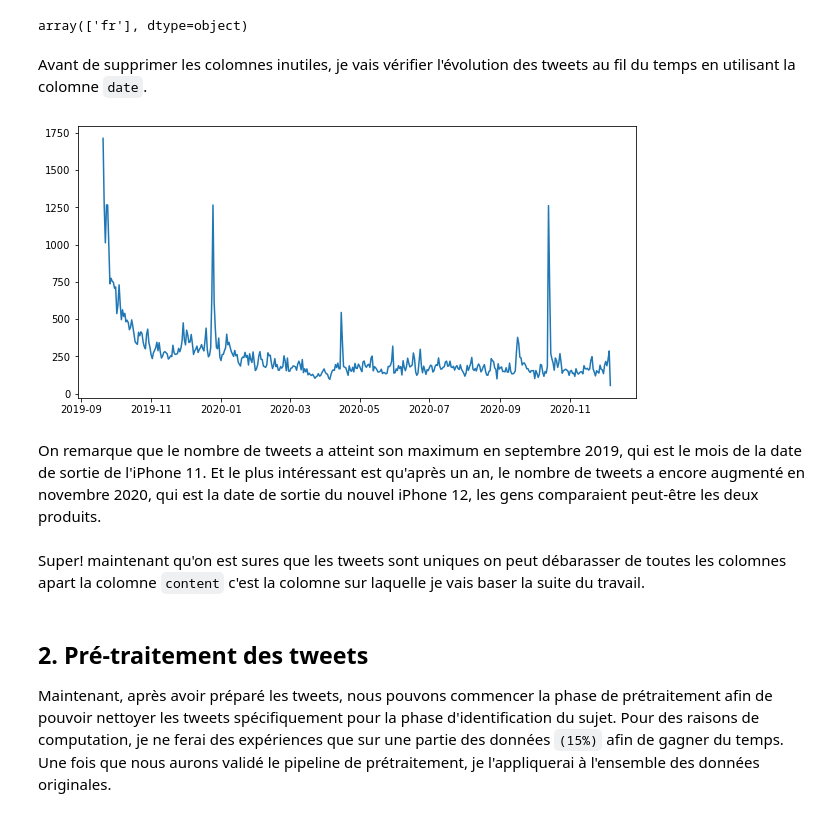
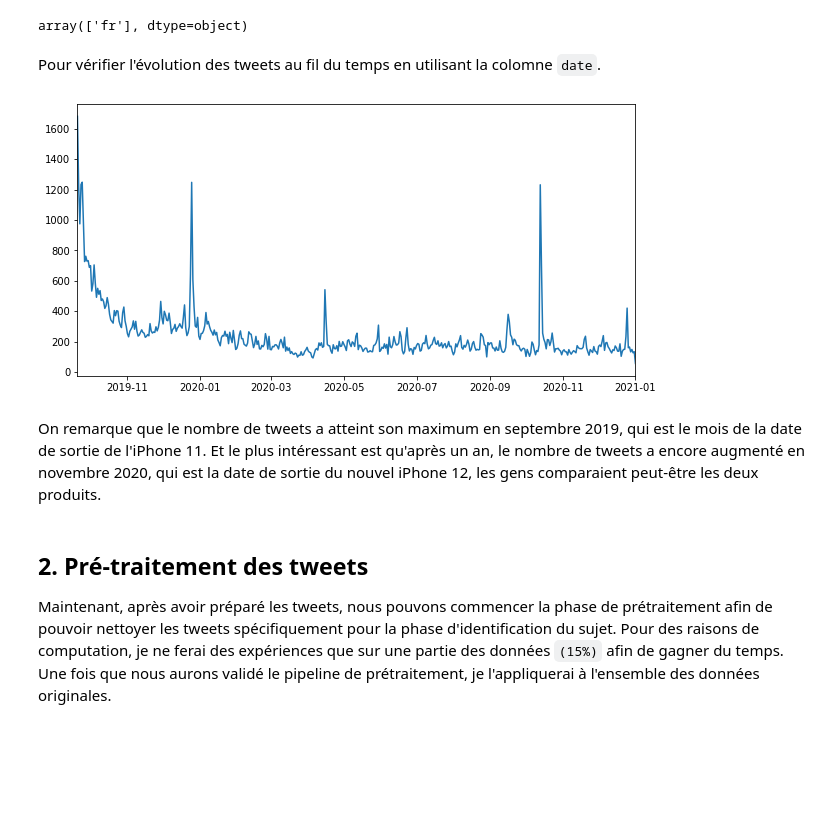
Before and after one commit to younes16morsi/PFE_RIGHTINNOV, a Jupyter notebook: Topic Modeling/Identification des sujets - FR.ipynb, the cells around one changed output. Drawn from its saved outputs; the diff is of its cells as text; code cells hidden in the pictures; blank space fills up the shorter version.

Commit message:
Migrate code to Azure instance

```diff
--- a/Topic Modeling/Identification des sujets - FR.ipynb
+++ b/Topic Modeling/Identification des sujets - FR.ipynb
@@ -18,0 +15,16 @@ tweets.head(3)
+# %%
+# si vous travailler sur Microsoft Azure
+
+# azureml-core of version 1.0.72 or higher is required
+# azureml-dataprep[pandas] of version 1.1.34 or higher is required
+from azureml.core import Workspace, Dataset
+
+subscription_id = '6b3604b3-4873-43ba-a9f8-073a8c86ae0d'
+resource_group = 'pfe'
+workspace_name = 'pfe-workspace'
+
+workspace = Workspace(subscription_id, resource_group, workspace_name)
+
+dataset = Dataset.get_by_name(workspace, name='iphone11_tweets_fr')
+tweets_df = dataset.to_pandas_dataframe()
+tweets_df.head(3)
@@ -34,23 +49,27 @@ Index(['url', 'date', 'content', 'renderedContent', 'id', 'user', 'outlinks',
       dtype='object')
 # %% [markdown]
 Ce qui nous interesse le plus c'est la colomne `content` qui contien le contenu du tweet, donc on peux suprimer toute les autres colmnes, à noter que la colmne `renderedContent` est identique à la colomne `content`.
+# %%
+# garder que les colonnes importantes
+cols = ['date', 'content', 'lang']
+tweets_df = tweets_df[cols]
 # %%
 # pour etre sur que tout les tweets sont en français
-tweets = tweets[tweets['lang'] == 'fr']
-tweets['lang'].unique()
+tweets_df = tweets_df[tweets_df['lang'] == 'fr']
+tweets_df['lang'].unique()
 # %% [output]
 array(['fr'], dtype=object)
 # %% [markdown]
-Avant de supprimer les colomnes inutiles, je vais vérifier l'évolution des tweets au fil du temps en utilisant la colomne `date`.
+Pour vérifier l'évolution des tweets au fil du temps en utilisant la colomne `date`.
 # %%
 # garder que la date et supprimer l'heure
-tweets['date'] = pd.to_datetime(tweets['date']).dt.date
+tweets_df['date'] = pd.to_datetime(tweets_df['date']).dt.date
 # %%
-tweets['date'].value_counts().plot(kind='line', figsize=(10, 5))
+tweets_df['date'].value_counts().plot(kind='line', figsize=(10, 5))
 
 plt.show()
 # %% [output]
-[figure, old version]
+[figure, new version]
 # %% [markdown]
 On remarque que le nombre de tweets a atteint son maximum en septembre 2019, qui est le mois de la date de sortie de l'iPhone 11. Et le plus intéressant est qu'après un an, le nombre de tweets a encore augmenté en novembre 2020, qui est la date de sortie du nouvel iPhone 12, les gens comparaient peut-être les deux produits.
 # %%
@@ -63,5 +82,3 @@ tweets = tweets.drop_duplicates(subset ="content", keep = 'first')
-# %% [markdown]
-Super! maintenant qu'on est sures que les tweets sont uniques on peut débarasser de toutes les colomnes apart la colomne `content` c'est la colomne sur laquelle je vais baser la suite du travail.
 # %% [markdown]
 ## 2. Pré-traitement des tweets
 Maintenant, après avoir préparé les tweets, nous pouvons commencer la phase de prétraitement afin de pouvoir nettoyer les tweets spécifiquement pour la phase d'identification du sujet.
```
Also changed, not shown: parts of 10 cells of this notebook, 1 other file.
